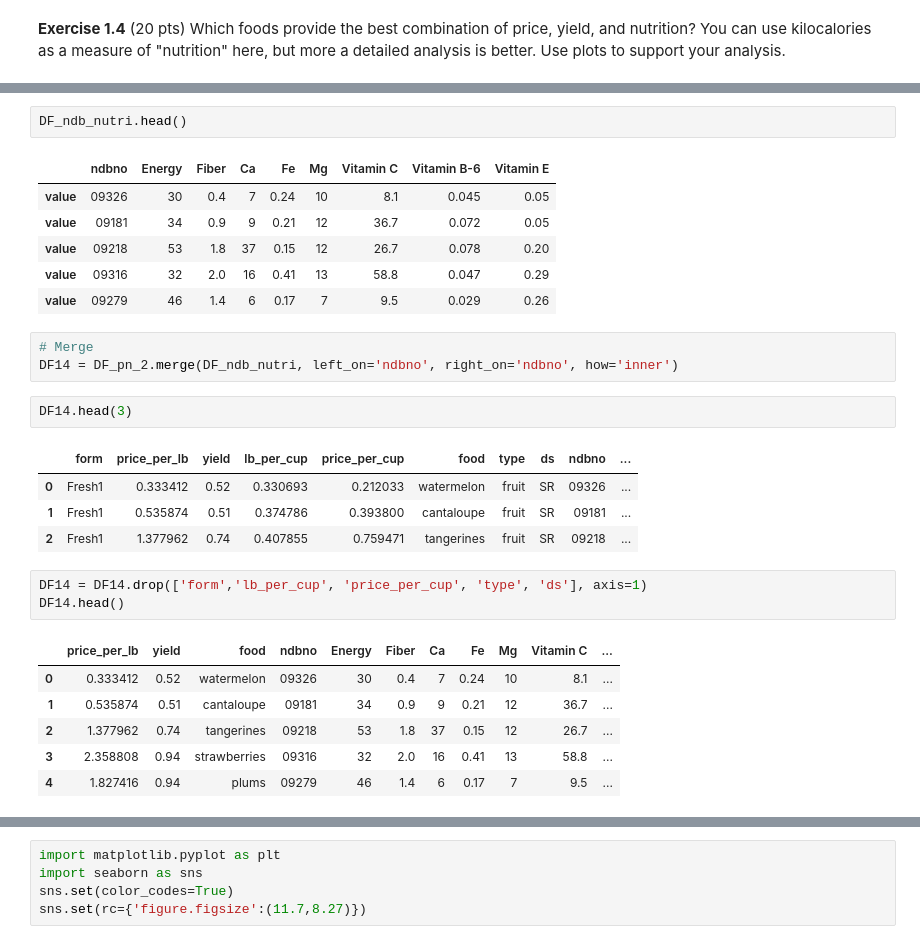
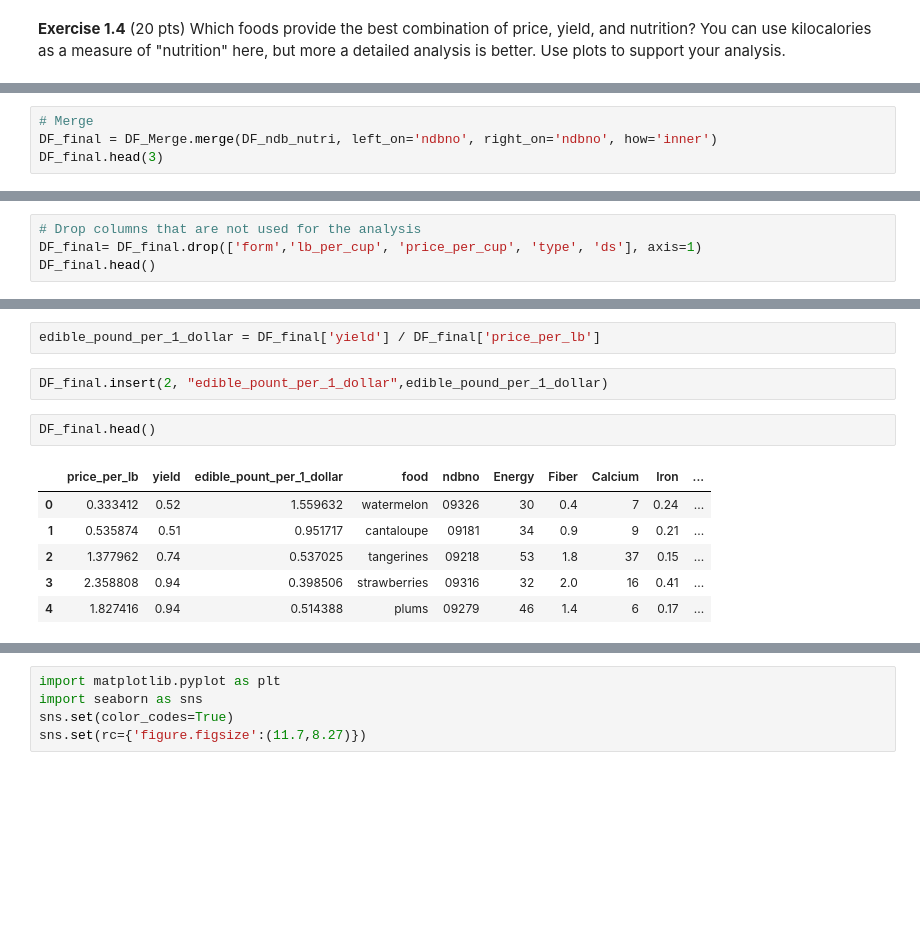
Before and after one commit to Wei-Kuang/STA141B, a Jupyter notebook: HW4/hw4_2019.ipynb, the cells around one changed output, grey strips where cells are left out. Cells and saved outputs as stored; diff of their text form; blank space fills up the shorter version.

```diff
--- a/HW4/hw4_2019.ipynb
+++ b/HW4/hw4_2019.ipynb
@@ -420,0 +717,4 @@ for n in DF_pn_2.ndbno:
+# %%
+# Merge
+DF_final = DF_Merge.merge(DF_ndb_nutri, left_on='ndbno', right_on='ndbno', how='inner')
+DF_final.head(3)
@@ -420,0 +726,4 @@ for n in DF_pn_2.ndbno:
+# %%
+# Drop columns that are not used for the analysis
+DF_final= DF_final.drop(['form','lb_per_cup', 'price_per_cup', 'type', 'ds'], axis=1)
+DF_final.head()
@@ -421,29 +740,13 @@ for n in DF_pn_2.ndbno:
+# %%
+edible_pound_per_1_dollar = DF_final['yield'] / DF_final['price_per_lb']
+# %%
+DF_final.insert(2, "edible_pount_per_1_dollar",edible_pound_per_1_dollar)
 # %%
-DF_ndb_nutri.head()
+DF_final.head()
 # %% [output]
-|  | ndbno | Energy | Fiber | Ca | Fe | Mg | Vitamin C | Vitamin B-6 | Vitamin E |
-| value | 09326 | 30 | 0.4 | 7 | 0.24 | 10 | 8.1 | 0.045 | 0.05 |
-| value | 09181 | 34 | 0.9 | 9 | 0.21 | 12 | 36.7 | 0.072 | 0.05 |
-| value | 09218 | 53 | 1.8 | 37 | 0.15 | 12 | 26.7 | 0.078 | 0.20 |
-| value | 09316 | 32 | 2.0 | 16 | 0.41 | 13 | 58.8 | 0.047 | 0.29 |
-| value | 09279 | 46 | 1.4 | 6 | 0.17 | 7 | 9.5 | 0.029 | 0.26 |
+|  | price_per_lb | yield | edible_pount_per_1_dollar | food | ndbno | Energy | Fiber | Calcium | Iron | ... |
+| 0 | 0.333412 | 0.52 | 1.559632 | watermelon | 09326 | 30 | 0.4 | 7 | 0.24 | ... |
+| 1 | 0.535874 | 0.51 | 0.951717 | cantaloupe | 09181 | 34 | 0.9 | 9 | 0.21 | ... |
+| 2 | 1.377962 | 0.74 | 0.537025 | tangerines | 09218 | 53 | 1.8 | 37 | 0.15 | ... |
+| 3 | 2.358808 | 0.94 | 0.398506 | strawberries | 09316 | 32 | 2.0 | 16 | 0.41 | ... |
+| 4 | 1.827416 | 0.94 | 0.514388 | plums | 09279 | 46 | 1.4 | 6 | 0.17 | ... |
-# %%
-# Merge
-DF14 = DF_pn_2.merge(DF_ndb_nutri, left_on='ndbno', right_on='ndbno', how='inner')
-# %%
-DF14.head(3)
-# %% [output]
-|  | form | price_per_lb | yield | lb_per_cup | price_per_cup | food | type | ds | ndbno | ... |
-| 0 | Fresh1 | 0.333412 | 0.52 | 0.330693 | 0.212033 | watermelon | fruit | SR | 09326 | ... |
-| 1 | Fresh1 | 0.535874 | 0.51 | 0.374786 | 0.393800 | cantaloupe | fruit | SR | 09181 | ... |
-| 2 | Fresh1 | 1.377962 | 0.74 | 0.407855 | 0.759471 | tangerines | fruit | SR | 09218 | ... |
-# %%
-DF14 = DF14.drop(['form','lb_per_cup', 'price_per_cup', 'type', 'ds'], axis=1)
-DF14.head()
-# %% [output]
-|  | price_per_lb | yield | food | ndbno | Energy | Fiber | Ca | Fe | Mg | Vitamin C | ... |
-| 0 | 0.333412 | 0.52 | watermelon | 09326 | 30 | 0.4 | 7 | 0.24 | 10 | 8.1 | ... |
-| 1 | 0.535874 | 0.51 | cantaloupe | 09181 | 34 | 0.9 | 9 | 0.21 | 12 | 36.7 | ... |
-| 2 | 1.377962 | 0.74 | tangerines | 09218 | 53 | 1.8 | 37 | 0.15 | 12 | 26.7 | ... |
-| 3 | 2.358808 | 0.94 | strawberries | 09316 | 32 | 2.0 | 16 | 0.41 | 13 | 58.8 | ... |
-| 4 | 1.827416 | 0.94 | plums | 09279 | 46 | 1.4 | 6 | 0.17 | 7 | 9.5 | ... |
```
Also changed, not shown: parts of 101 cells of this notebook.
